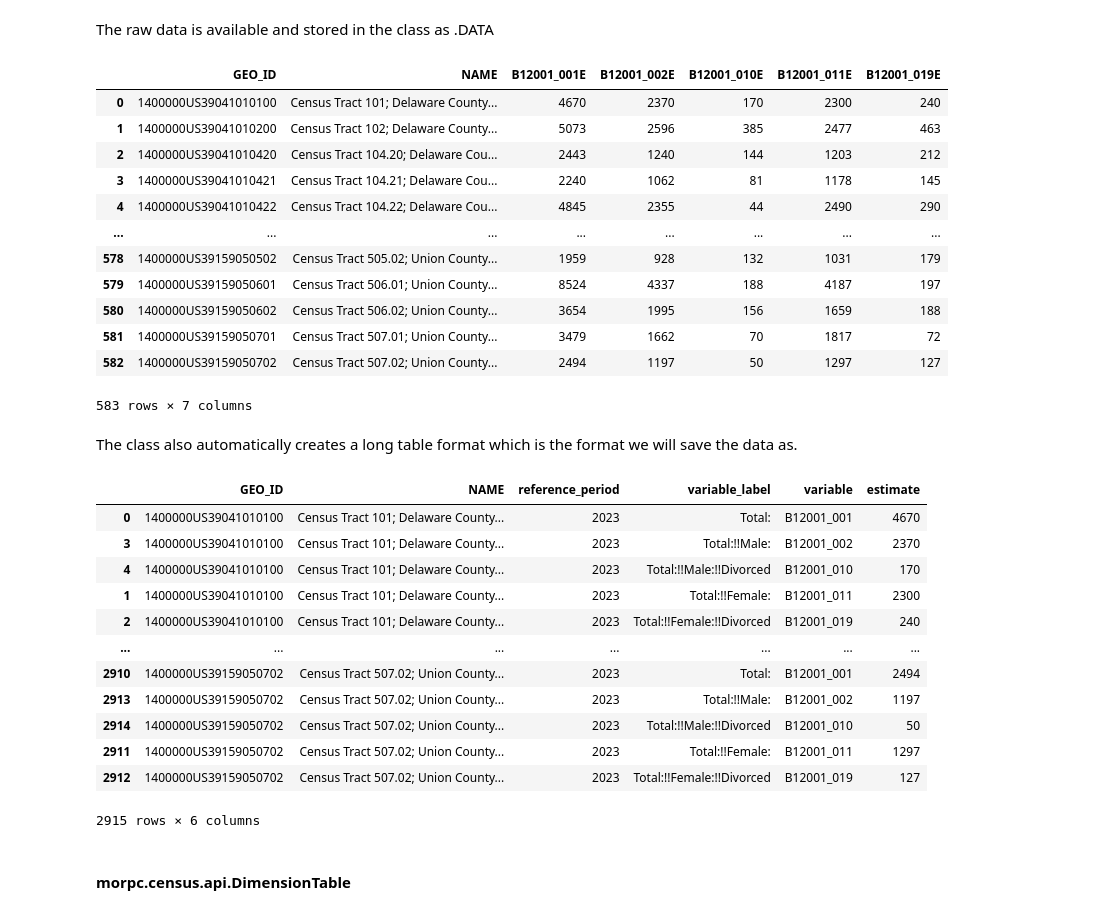
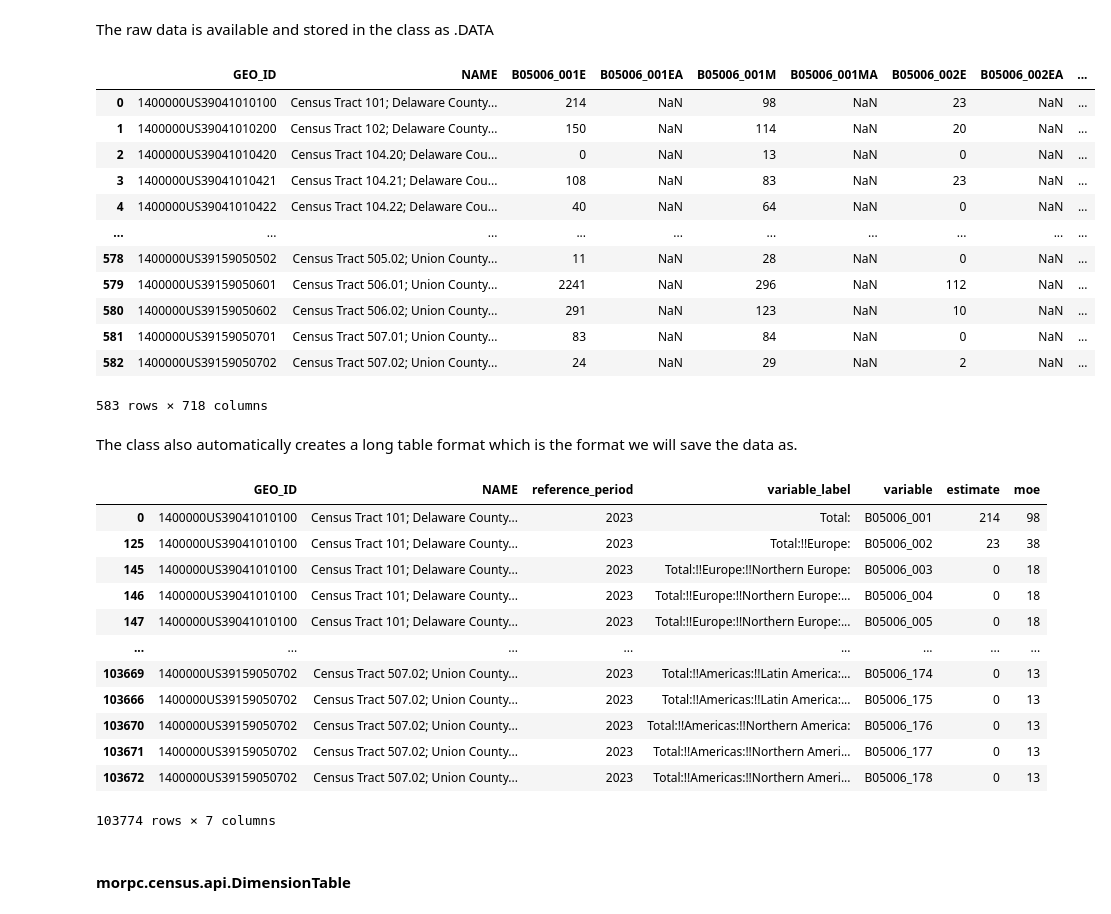
Before and after one commit to morpc/morpc-py, a Jupyter notebook: doc/07-morpc-census-demo.ipynb, the cells around one changed output. Cells and saved outputs as stored; diff of their text form; code cells hidden in the pictures.

```diff
--- a/doc/07-morpc-census-demo.ipynb
+++ b/doc/07-morpc-census-demo.ipynb
@@ -194,5 +165,5 @@ variables =['B12001_001E', 'B12001_002E', 'B12001_010E', 'B12001_011E', 'B12001_
 # %%
 from morpc.census.api import CensusAPI
 
-b12001_2023 = CensusAPI('acs/acs5', 2023, 'B12001', 'region15', scale = 'tract', variables=variables)
+b05006_2023 = CensusAPI('acs/acs5', 2023, 'B05006', 'region15', scale='tract')
 # %% [output]
@@ -216,39 +190,39 @@ b12001_2023 = CensusAPI('acs/acs5', 2023, 'B12001', 'region15', scale = 'tract',
 # %% [markdown]
 The raw data is available and stored in the class as .DATA
 # %%
-b12001_2023.DATA
+b05006_2023.DATA
 # %% [output]
-|  | GEO_ID | NAME | B12001_001E | B12001_002E | B12001_010E | B12001_011E | B12001_019E |
-| 0 | 1400000US39041010100 | Census Tract 101; Delaware County... | 4670 | 2370 | 170 | 2300 | 240 |
-| 1 | 1400000US39041010200 | Census Tract 102; Delaware County... | 5073 | 2596 | 385 | 2477 | 463 |
-| 2 | 1400000US39041010420 | Census Tract 104.20; Delaware Cou... | 2443 | 1240 | 144 | 1203 | 212 |
-| 3 | 1400000US39041010421 | Census Tract 104.21; Delaware Cou... | 2240 | 1062 | 81 | 1178 | 145 |
-| 4 | 1400000US39041010422 | Census Tract 104.22; Delaware Cou... | 4845 | 2355 | 44 | 2490 | 290 |
-| ... | ... | ... | ... | ... | ... | ... | ... |
-| 578 | 1400000US39159050502 | Census Tract 505.02; Union County... | 1959 | 928 | 132 | 1031 | 179 |
-| 579 | 1400000US39159050601 | Census Tract 506.01; Union County... | 8524 | 4337 | 188 | 4187 | 197 |
-| 580 | 1400000US39159050602 | Census Tract 506.02; Union County... | 3654 | 1995 | 156 | 1659 | 188 |
-| 581 | 1400000US39159050701 | Census Tract 507.01; Union County... | 3479 | 1662 | 70 | 1817 | 72 |
-| 582 | 1400000US39159050702 | Census Tract 507.02; Union County... | 2494 | 1197 | 50 | 1297 | 127 |
+|  | GEO_ID | NAME | B05006_001E | B05006_001EA | B05006_001M | B05006_001MA | B05006_002E | B05006_002EA | ... |
+| 0 | 1400000US39041010100 | Census Tract 101; Delaware County... | 214 | NaN | 98 | NaN | 23 | NaN | ... |
+| 1 | 1400000US39041010200 | Census Tract 102; Delaware County... | 150 | NaN | 114 | NaN | 20 | NaN | ... |
+| 2 | 1400000US39041010420 | Census Tract 104.20; Delaware Cou... | 0 | NaN | 13 | NaN | 0 | NaN | ... |
+| 3 | 1400000US39041010421 | Census Tract 104.21; Delaware Cou... | 108 | NaN | 83 | NaN | 23 | NaN | ... |
+| 4 | 1400000US39041010422 | Census Tract 104.22; Delaware Cou... | 40 | NaN | 64 | NaN | 0 | NaN | ... |
+| ... | ... | ... | ... | ... | ... | ... | ... | ... | ... |
+| 578 | 1400000US39159050502 | Census Tract 505.02; Union County... | 11 | NaN | 28 | NaN | 0 | NaN | ... |
+| 579 | 1400000US39159050601 | Census Tract 506.01; Union County... | 2241 | NaN | 296 | NaN | 112 | NaN | ... |
+| 580 | 1400000US39159050602 | Census Tract 506.02; Union County... | 291 | NaN | 123 | NaN | 10 | NaN | ... |
+| 581 | 1400000US39159050701 | Census Tract 507.01; Union County... | 83 | NaN | 84 | NaN | 0 | NaN | ... |
+| 582 | 1400000US39159050702 | Census Tract 507.02; Union County... | 24 | NaN | 29 | NaN | 2 | NaN | ... |
-583 rows × 7 columns
+583 rows × 718 columns
 # %% [markdown]
 The class also automatically creates a long table format which is the format we will save the data as.
 # %%
-b12001_2023.LONG
+b05006_2023.LONG
 # %% [output]
-|  | GEO_ID | NAME | reference_period | variable_label | variable | estimate |
-| 0 | 1400000US39041010100 | Census Tract 101; Delaware County... | 2023 | Total: | B12001_001 | 4670 |
-| 3 | 1400000US39041010100 | Census Tract 101; Delaware County... | 2023 | Total:!!Male: | B12001_002 | 2370 |
-| 4 | 1400000US39041010100 | Census Tract 101; Delaware County... | 2023 | Total:!!Male:!!Divorced | B12001_010 | 170 |
-| 1 | 1400000US39041010100 | Census Tract 101; Delaware County... | 2023 | Total:!!Female: | B12001_011 | 2300 |
-| 2 | 1400000US39041010100 | Census Tract 101; Delaware County... | 2023 | Total:!!Female:!!Divorced | B12001_019 | 240 |
-| ... | ... | ... | ... | ... | ... | ... |
-| 2910 | 1400000US39159050702 | Census Tract 507.02; Union County... | 2023 | Total: | B12001_001 | 2494 |
-| 2913 | 1400000US39159050702 | Census Tract 507.02; Union County... | 2023 | Total:!!Male: | B12001_002 | 1197 |
-| 2914 | 1400000US39159050702 | Census Tract 507.02; Union County... | 2023 | Total:!!Male:!!Divorced | B12001_010 | 50 |
-| 2911 | 1400000US39159050702 | Census Tract 507.02; Union County... | 2023 | Total:!!Female: | B12001_011 | 1297 |
-| 2912 | 1400000US39159050702 | Census Tract 507.02; Union County... | 2023 | Total:!!Female:!!Divorced | B12001_019 | 127 |
+|  | GEO_ID | NAME | reference_period | variable_label | variable | estimate | moe |
+| 0 | 1400000US39041010100 | Census Tract 101; Delaware County... | 2023 | Total: | B05006_001 | 214 | 98 |
+| 125 | 1400000US39041010100 | Census Tract 101; Delaware County... | 2023 | Total:!!Europe: | B05006_002 | 23 | 38 |
+| 145 | 1400000US39041010100 | Census Tract 101; Delaware County... | 2023 | Total:!!Europe:!!Northern Europe: | B05006_003 | 0 | 18 |
+| 146 | 1400000US39041010100 | Census Tract 101; Delaware County... | 2023 | Total:!!Europe:!!Northern Europe:... | B05006_004 | 0 | 18 |
+| 147 | 1400000US39041010100 | Census Tract 101; Delaware County... | 2023 | Total:!!Europe:!!Northern Europe:... | B05006_005 | 0 | 18 |
+| ... | ... | ... | ... | ... | ... | ... | ... |
+| 103669 | 1400000US39159050702 | Census Tract 507.02; Union County... | 2023 | Total:!!Americas:!!Latin America:... | B05006_174 | 0 | 13 |
+| 103666 | 1400000US39159050702 | Census Tract 507.02; Union County... | 2023 | Total:!!Americas:!!Latin America:... | B05006_175 | 0 | 13 |
+| 103670 | 1400000US39159050702 | Census Tract 507.02; Union County... | 2023 | Total:!!Americas:!!Northern America: | B05006_176 | 0 | 13 |
+| 103671 | 1400000US39159050702 | Census Tract 507.02; Union County... | 2023 | Total:!!Americas:!!Northern Ameri... | B05006_177 | 0 | 13 |
+| 103672 | 1400000US39159050702 | Census Tract 507.02; Union County... | 2023 | Total:!!Americas:!!Northern Ameri... | B05006_178 | 0 | 13 |
-2915 rows × 6 columns
+103774 rows × 7 columns
 # %% [markdown]
 #### morpc.census.api.DimensionTable
 # %% [markdown]
```
Also changed, not shown: parts of 25 cells of this notebook, 3 other files.
